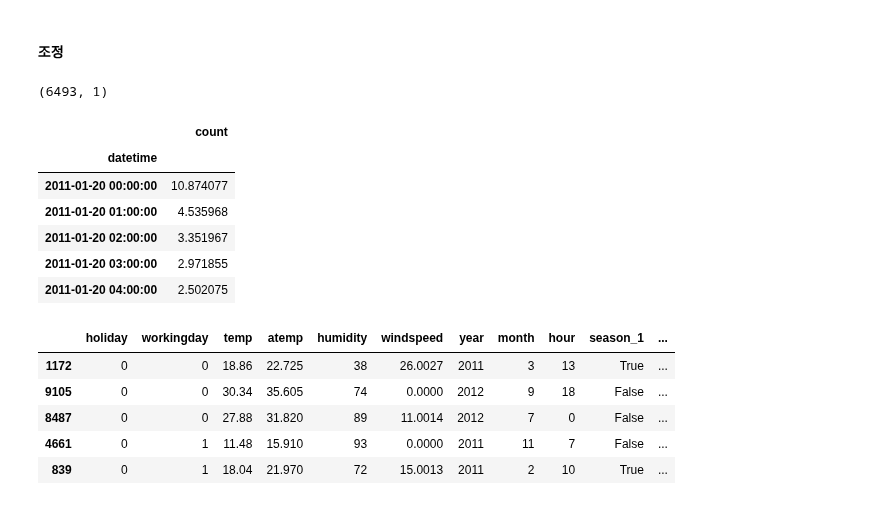
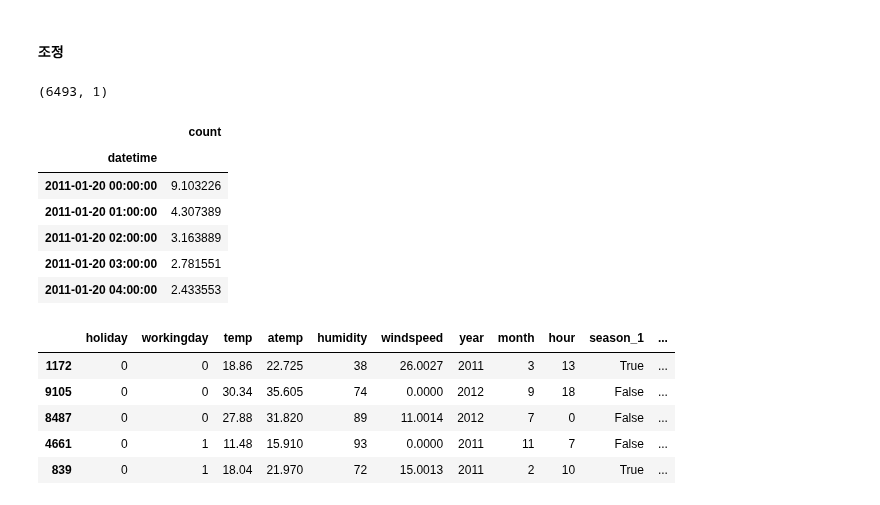
Before and after one commit to todagi/DataScience_with_Kaggle, a Jupyter notebook: Bike Sharing Demand/Bike Sharing Demand 03 - Machine Learning with scikit-learn.ipynb, the cells around one changed output. Saved outputs shown, nothing was run; the diff lists cells and outputs as text; code cells hidden in the pictures.

```diff
--- a/Bike Sharing Demand/Bike Sharing Demand 03 - Machine Learning with scikit-learn.ipynb
+++ b/Bike Sharing Demand/Bike Sharing Demand 03 - Machine Learning with scikit-learn.ipynb
@@ -141,14 +141,14 @@ test["11 pm"] = test["hour"] == 23
 
 
 # basic_features
-feature_names = ['holiday', 'workingday', 'temp', 'atemp', 'humidity', 'windspeed',
-                 'year', 'month', 'day', 'hour', 'minute', 'second',
-                 'season_1', 'season_2', 'season_3', 'season_4',
-                 'weather_1', 'weather_2', 'weather_3', 'weather_4',
-                 'mon', 'tue', 'wed', 'thu', 'fri', 'sat', 'sun',
-                 '12 am', '1 am', '2 am', '3 am', '4 am', '5 am', '6 am', '7 am', '8 am', '9 am', '10 am', '11 am',
-                 '12 pm', '1 pm', '2 pm', '3 pm', '4 pm', '5 pm', '6 pm', '7 pm', '8 pm', '9 pm', '10 pm', '11 pm',
-                 ]
+# feature_names = ['holiday', 'workingday', 'temp', 'atemp', 'humidity', 'windspeed',
+#                  'year', 'month', 'day', 'hour', 'minute', 'second',
+#                  'season_1', 'season_2', 'season_3', 'season_4',
+#                  'weather_1', 'weather_2', 'weather_3', 'weather_4',
+#                  'mon', 'tue', 'wed', 'thu', 'fri', 'sat', 'sun',
+#                  '12 am', '1 am', '2 am', '3 am', '4 am', '5 am', '6 am', '7 am', '8 am', '9 am', '10 am', '11 am',
+#                  '12 pm', '1 pm', '2 pm', '3 pm', '4 pm', '5 pm', '6 pm', '7 pm', '8 pm', '9 pm', '10 pm', '11 pm',
+#                  ]
 
 # featuers_1 : datetime 전부 제외
 # feature_names = ['holiday', 'workingday', 'temp', 'atemp', 'humidity', 'windspeed',
@@ -175,14 +175,14 @@ feature_names = ['holiday', 'workingday', 'temp', 'atemp', 'humidity', 'windspee
 #                  ]
 
 # feature_4 : 일, 분, 초 제외
-# feature_names = ['holiday', 'workingday', 'temp', 'atemp', 'humidity', 'windspeed',
-#                  'year', 'month', 'hour',
-#                  'season_1', 'season_2', 'season_3', 'season_4',
-#                  'weather_1', 'weather_2', 'weather_3', 'weather_4',
-#                  'mon', 'tue', 'wed', 'thu', 'fri', 'sat', 'sun',
-#                  '12 am', '1 am', '2 am', '3 am', '4 am', '5 am', '6 am', '7 am', '8 am', '9 am', '10 am', '11 am',
-#                  '12 pm', '1 pm', '2 pm', '3 pm', '4 pm', '5 pm', '6 pm', '7 pm', '8 pm', '9 pm', '10 pm', '11 pm',
-#                  ]
+feature_names = ['holiday', 'workingday', 'temp', 'atemp', 'humidity', 'windspeed',
+                 'year', 'month', 'hour',
+                 'season_1', 'season_2', 'season_3', 'season_4',
+                 'weather_1', 'weather_2', 'weather_3', 'weather_4',
+                 'mon', 'tue', 'wed', 'thu', 'fri', 'sat', 'sun',
+                 '12 am', '1 am', '2 am', '3 am', '4 am', '5 am', '6 am', '7 am', '8 am', '9 am', '10 am', '11 am',
+                 '12 pm', '1 pm', '2 pm', '3 pm', '4 pm', '5 pm', '6 pm', '7 pm', '8 pm', '9 pm', '10 pm', '11 pm',
+                 ]
 
 # feature_5 : 일, 분, 초, 시간, 요일 원핫인코딩 제외
 # feature_names = ['holiday', 'workingday', 'temp', 'atemp', 'humidity', 'windspeed',
@@ -1012,26 +1012,26 @@ params = {'colsample_bytree' : 0.7,
           'nthread' : -1
           }
 # %%
-xgb_model = xgb.XGBRegressor(colsample_bytree = 1, gamma = 5, max_depth = 13,
-                             learning_rate = 0.1, n_estimators = 500, seed = 0,
+xgb_model = xgb.XGBRegressor(colsample_bytree = 1, gamma = 3, max_depth = 13,
+                             learning_rate = 0.01, n_estimators = 500, seed = 0,
                              nthread = 6)
 
 xgb_model.fit(x_train, y_train)
 predictions = xgb_model.predict(x_test)
 predictions = np.expm1(predictions)
 submission = pd.read_csv("./bike/sampleSubmission.csv", index_col = "datetime")
 submission['count'] = predictions
 
-submission.to_csv("xgb_model27.csv")
+submission.to_csv("xgb_model47.csv")
 print(submission.shape)
 submission.head()
 # %% [output]
 (6493, 1)
 |  | count |
 | datetime |  |
-| 2011-01-20 00:00:00 | 10.874077 |
-| 2011-01-20 01:00:00 | 4.535968 |
-| 2011-01-20 02:00:00 | 3.351967 |
-| 2011-01-20 03:00:00 | 2.971855 |
-| 2011-01-20 04:00:00 | 2.502075 |
+| 2011-01-20 00:00:00 | 9.103226 |
+| 2011-01-20 01:00:00 | 4.307389 |
+| 2011-01-20 02:00:00 | 3.163889 |
+| 2011-01-20 03:00:00 | 2.781551 |
+| 2011-01-20 04:00:00 | 2.433553 |
 # %%
```
Also changed, not shown: parts of 1 cell of this notebook.
